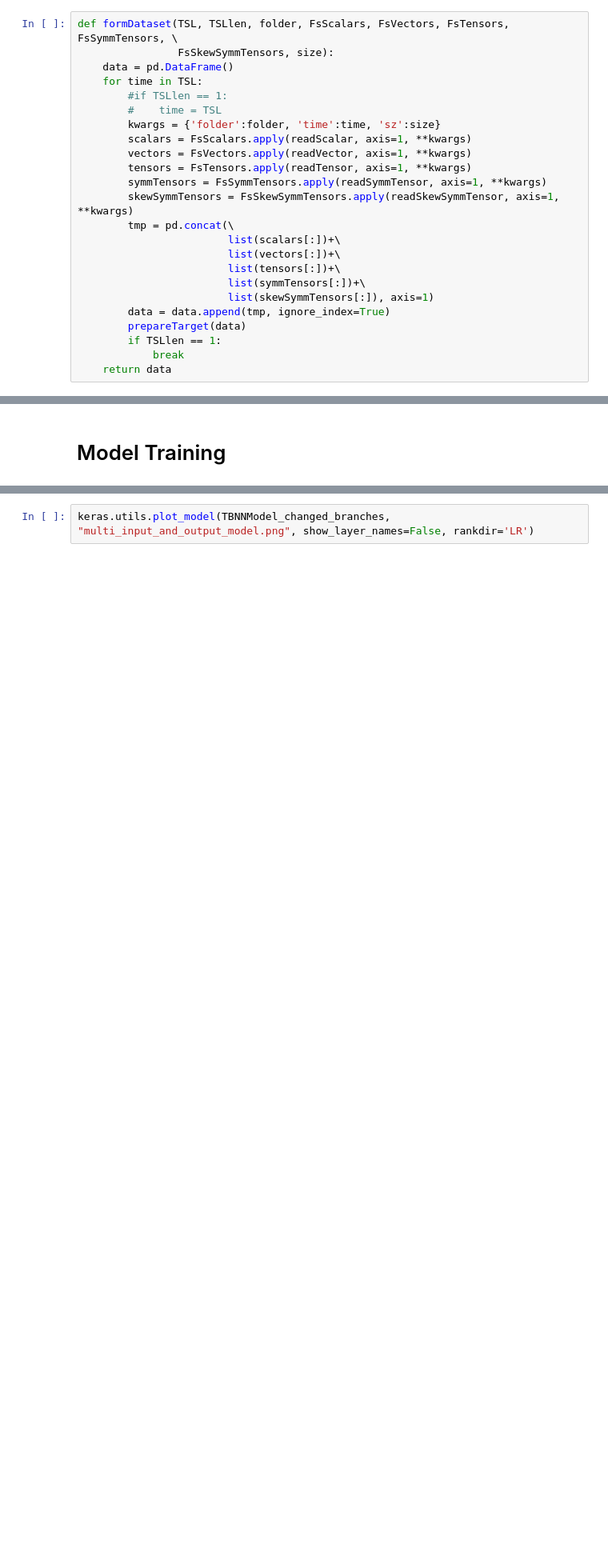
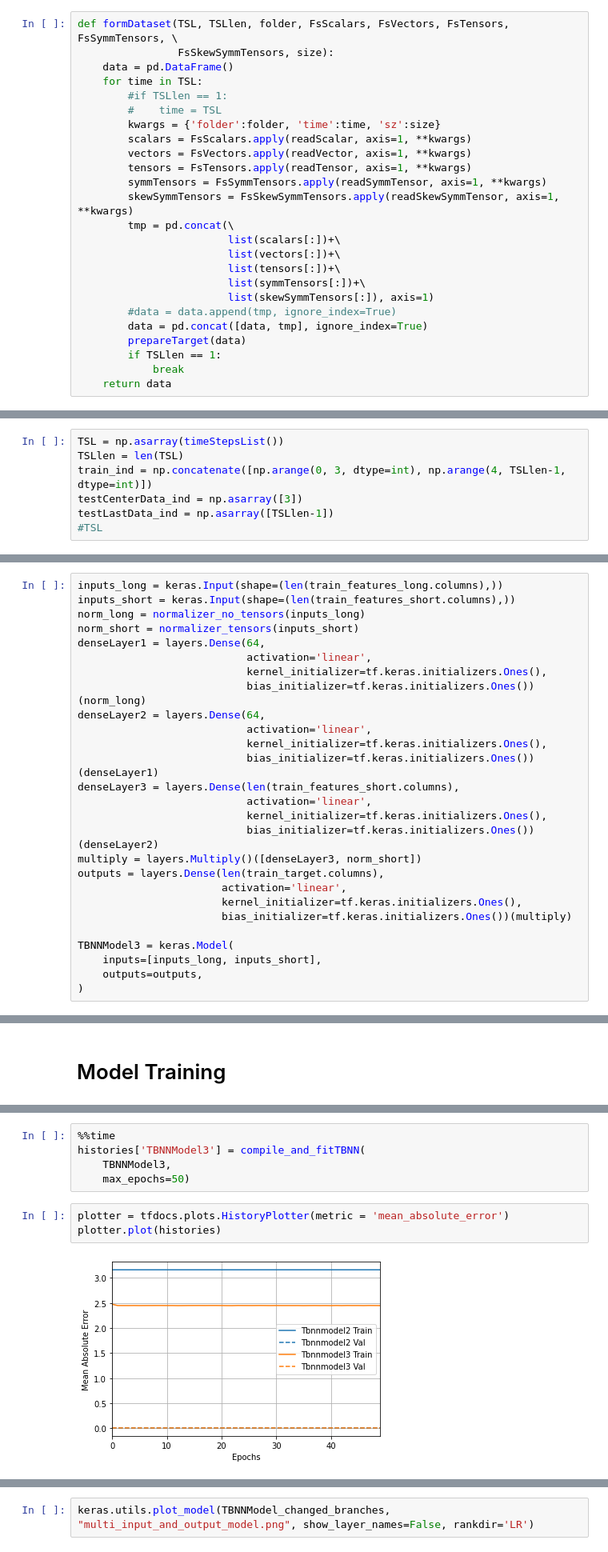
Before and after one commit to RomanovaDI/tbnnTurbulenceTraining, a Jupyter notebook: constantAngleSlopeDNS_U4e-1_A5_H1e-2_RANSsets/trainNN.ipynb, the cells around one changed output, grey strips where cells are left out. Shown at 80% size. Saved outputs shown, nothing was run; the diff lists cells and outputs as text; blank space fills up the shorter version.

```diff
--- a/constantAngleSlopeDNS_U4e-1_A5_H1e-2_RANSsets/trainNN.ipynb
+++ b/constantAngleSlopeDNS_U4e-1_A5_H1e-2_RANSsets/trainNN.ipynb
@@ -256,7 +405,8 @@ def formDataset(TSL, TSLlen, folder, FsScalars, FsVectors, FsTensors, FsSymmTens
                         list(tensors[:])+\
                         list(symmTensors[:])+\
                         list(skewSymmTensors[:]), axis=1)
-        data = data.append(tmp, ignore_index=True)
+        #data = data.append(tmp, ignore_index=True)
+        data = pd.concat([data, tmp], ignore_index=True)
         prepareTarget(data)
         if TSLlen == 1:
             break
@@ -384,5 +547,12 @@ features_labels = long_input_labels + short_input_labels
 #validation_batch_generator = batch_generator('validation', MLturbRANSfolder, FsScalars, FsVectors, FsTensors,
 #                        FsSymmTensors, FsSkewSymmTensors, size,
 #                       short_input_labels, long_input_labels, target_labels)
+# %%
+TSL = np.asarray(timeStepsList())
+TSLlen = len(TSL)
+train_ind = np.concatenate([np.arange(0, 3, dtype=int), np.arange(4, TSLlen-1,  dtype=int)])
+testCenterData_ind = np.asarray([3])
+testLastData_ind = np.asarray([TSLlen-1])
+#TSL
 # %%
 %%time
@@ -513,0 +985,27 @@ outputs = layers.Dense(len(train_target.columns),
+# %%
+inputs_long = keras.Input(shape=(len(train_features_long.columns),))
+inputs_short = keras.Input(shape=(len(train_features_short.columns),))
+norm_long = normalizer_no_tensors(inputs_long)
+norm_short = normalizer_tensors(inputs_short)
+denseLayer1 = layers.Dense(64,
+                           activation='linear',
+                           kernel_initializer=tf.keras.initializers.Ones(),
+                           bias_initializer=tf.keras.initializers.Ones())(norm_long)
+denseLayer2 = layers.Dense(64,
+                           activation='linear',
+                           kernel_initializer=tf.keras.initializers.Ones(),
+                           bias_initializer=tf.keras.initializers.Ones())(denseLayer1)
+denseLayer3 = layers.Dense(len(train_features_short.columns),
+                           activation='linear',
+                           kernel_initializer=tf.keras.initializers.Ones(),
+                           bias_initializer=tf.keras.initializers.Ones())(denseLayer2)
+multiply = layers.Multiply()([denseLayer3, norm_short])
+outputs = layers.Dense(len(train_target.columns),
+                       activation='linear',
+                       kernel_initializer=tf.keras.initializers.Ones(),
+                       bias_initializer=tf.keras.initializers.Ones())(multiply)
+
+TBNNModel3 = keras.Model(
+    inputs=[inputs_long, inputs_short],
+    outputs=outputs,
+)
@@ -515,0 +1581,10 @@ outputs = layers.Dense(len(train_target.columns),
+# %%
+%%time
+histories['TBNNModel3'] = compile_and_fitTBNN(
+    TBNNModel3,
+    max_epochs=50)
+# %%
+plotter = tfdocs.plots.HistoryPlotter(metric = 'mean_absolute_error')
+plotter.plot(histories)
+# %% [output]
+[figure, added]
```
Also changed, not shown: parts of 111 cells of this notebook.
